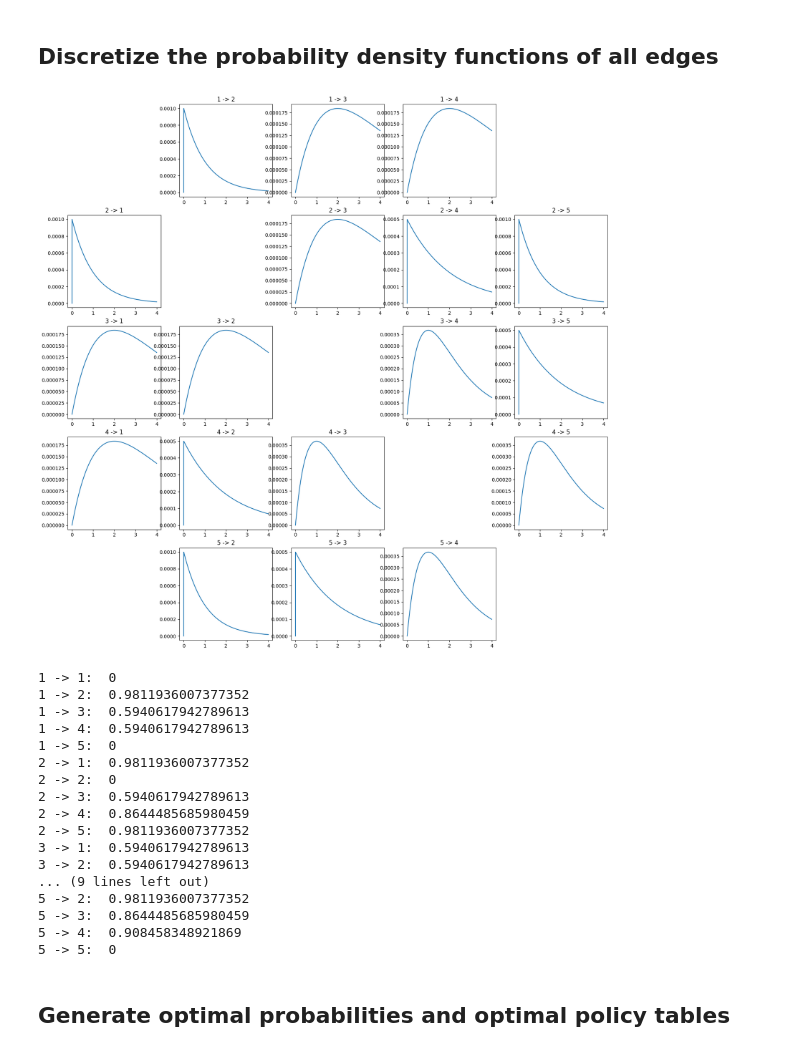
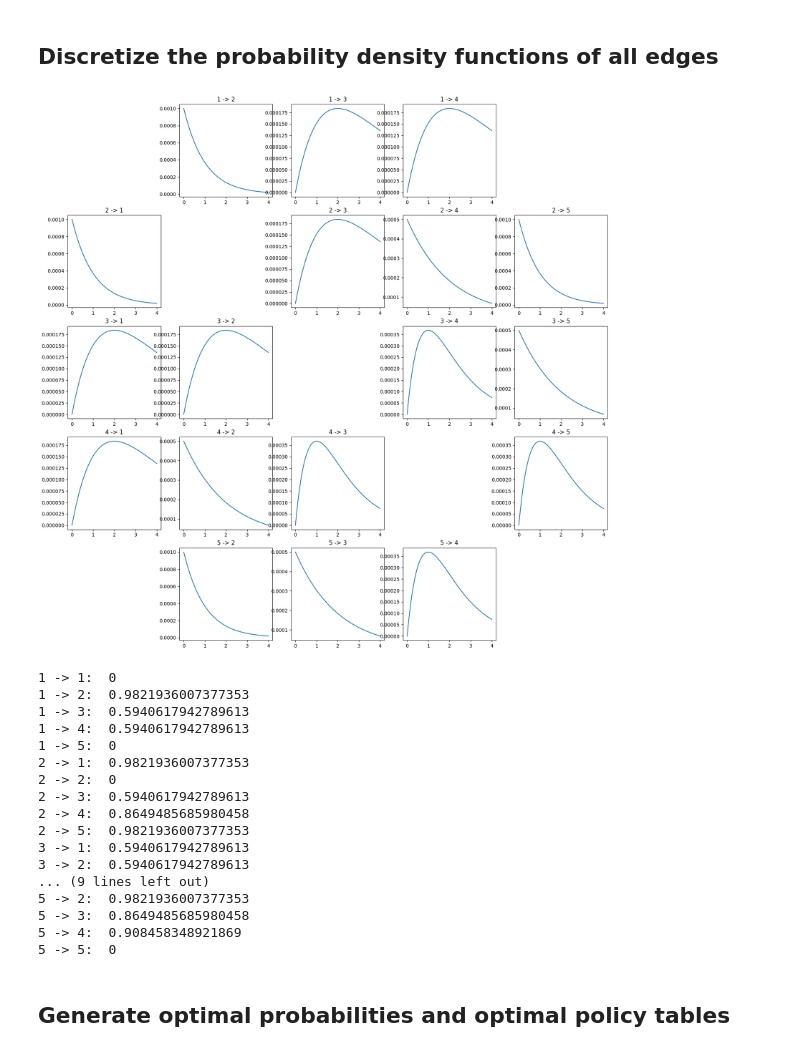
Before and after one commit to darpitydarp/ECI-253, a Jupyter notebook: HW3/ECI_253_HW3.ipynb, the cells around one changed output. Drawn from its saved outputs; the diff is of its cells as text; code cells hidden in the pictures.

```diff
--- a/HW3/ECI_253_HW3.ipynb
+++ b/HW3/ECI_253_HW3.ipynb
@@ -58,21 +58,19 @@ for startNode, endNode in gammaDistributions.index:
 
     # Create probability distribution for edge by multiplying gamma distribution with time interval
     gammaDist = gamma.pdf(x, alpha, scale=beta) * timeUnit
-    # Set probability of edge taking 0 time to 0
-    gammaDist[0] = 0
     gammaDistributions.loc[startNode, endNode] = gammaDist
 # %%
 # Plot probability distributions for the heck of it
 fig, axs = plt.subplots(5, 5, figsize=(20, 20))
 for i, startNode in enumerate(nodes):
     for j, endNode in enumerate(nodes):
-        if i == j or gammaParams.loc[startNode, endNode] is np.nan:
+        if gammaParams.loc[startNode, endNode] is np.nan:
             axs[i, j].axis('off')
             continue
         axs[i, j].plot(x, gammaDistributions.loc[(startNode, endNode)])
         axs[i, j].set_title(f'{startNode} -> {endNode}')
 # %% [output]
-[figure, old version]
+[figure, new version]
 # %%
 for startNode, endNode in gammaDistributions.index:
     if gammaDistributions.loc[startNode, endNode] is np.nan:
@@ -82,20 +80,20 @@ for startNode, endNode in gammaDistributions.index:
         print(f'{startNode} -> {endNode}: ',f'{gammaDistributions.loc[startNode, endNode].sum()}')
 # %% [output]
 1 -> 1:  0
-1 -> 2:  0.9811936007377352
+1 -> 2:  0.9821936007377353
 1 -> 3:  0.5940617942789613
 1 -> 4:  0.5940617942789613
 1 -> 5:  0
-2 -> 1:  0.9811936007377352
+2 -> 1:  0.9821936007377353
 2 -> 2:  0
 2 -> 3:  0.5940617942789613
-2 -> 4:  0.8644485685980459
-2 -> 5:  0.9811936007377352
+2 -> 4:  0.8649485685980458
+2 -> 5:  0.9821936007377353
 3 -> 1:  0.5940617942789613
 3 -> 2:  0.5940617942789613
 ... (9 lines left out)
-5 -> 2:  0.9811936007377352
-5 -> 3:  0.8644485685980459
+5 -> 2:  0.9821936007377353
+5 -> 3:  0.8649485685980458
 5 -> 4:  0.908458348921869
 5 -> 5:  0
 # %% [markdown]
```
Also changed, not shown: parts of 3 cells of this notebook.
